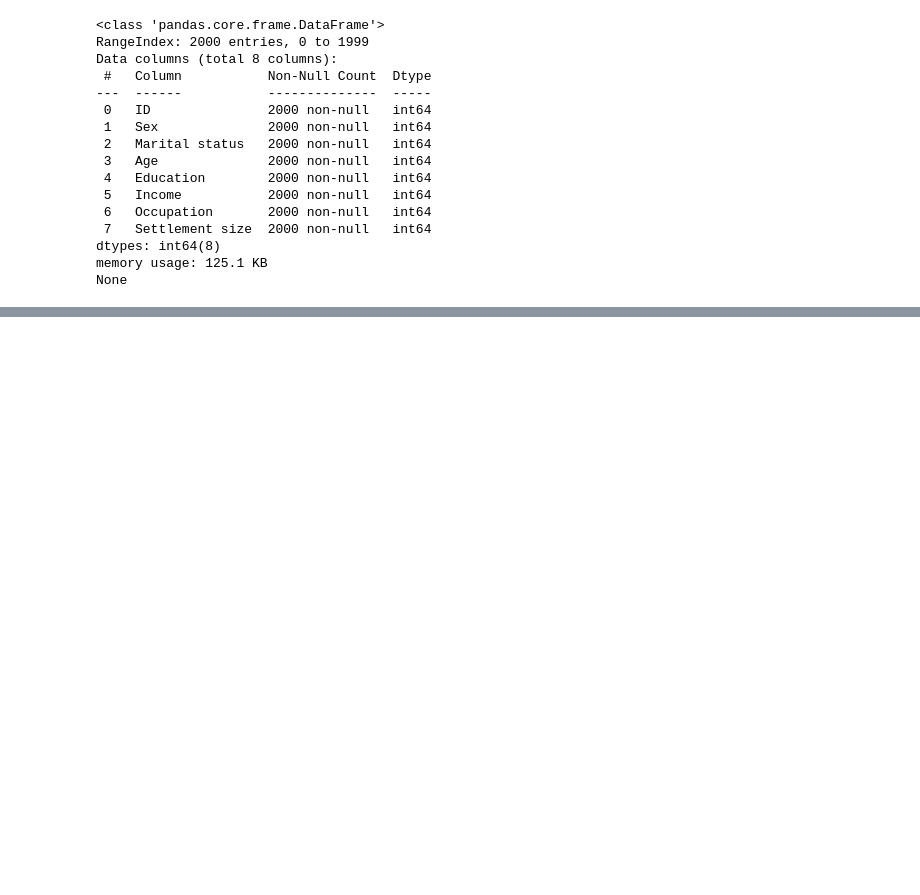
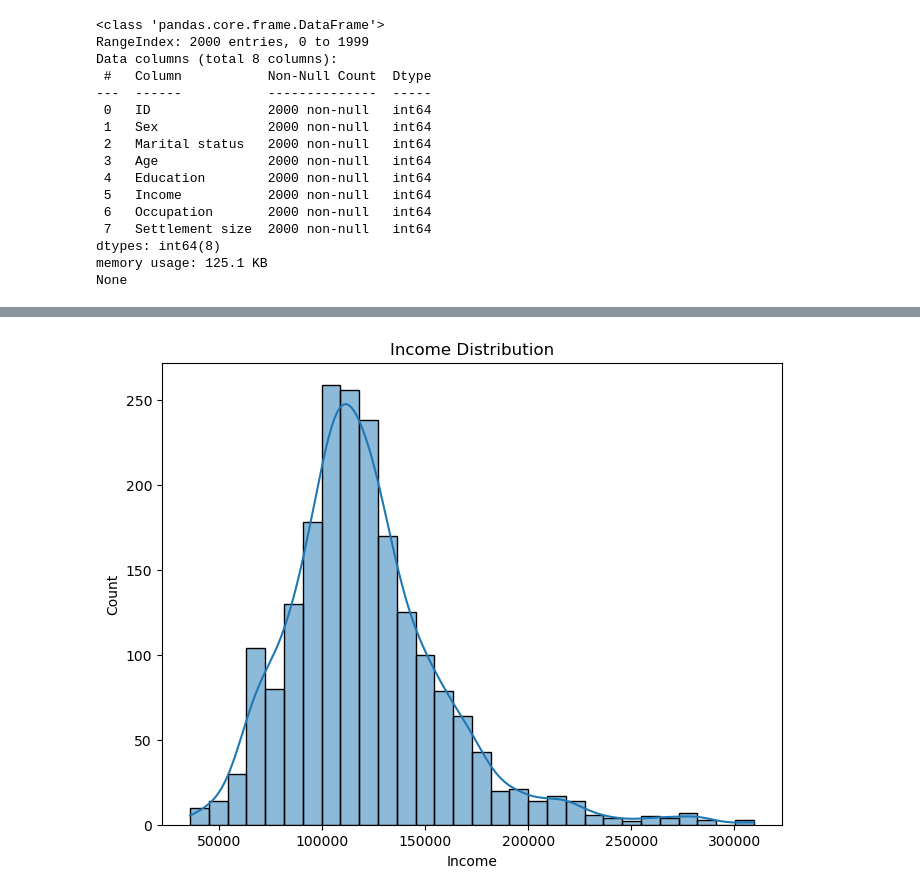
Before and after one commit to Olaedo23/Customer-segmentation, a Jupyter notebook: Customer_data.ipynb, the cells around one changed output, grey strips where cells are left out. Saved outputs shown, nothing was run; the diff lists cells and outputs as text; code cells hidden in the pictures; blank space fills up the shorter version.

```diff
--- a/Customer_data.ipynb
+++ b/Customer_data.ipynb
@@ -90,0 +99,10 @@ None
+# %%
+# The Income distribution of customers
+plt.figure(figsize=(8, 6))
+sns.histplot(Sd['Income'], bins=30, kde=True)
+plt.title('Income Distribution')
+plt.xlabel('Income')
+plt.ylabel('Count')
+plt.show()
+# %% [output]
+[figure, added]
```
Also changed, not shown: parts of 2 cells of this notebook.
